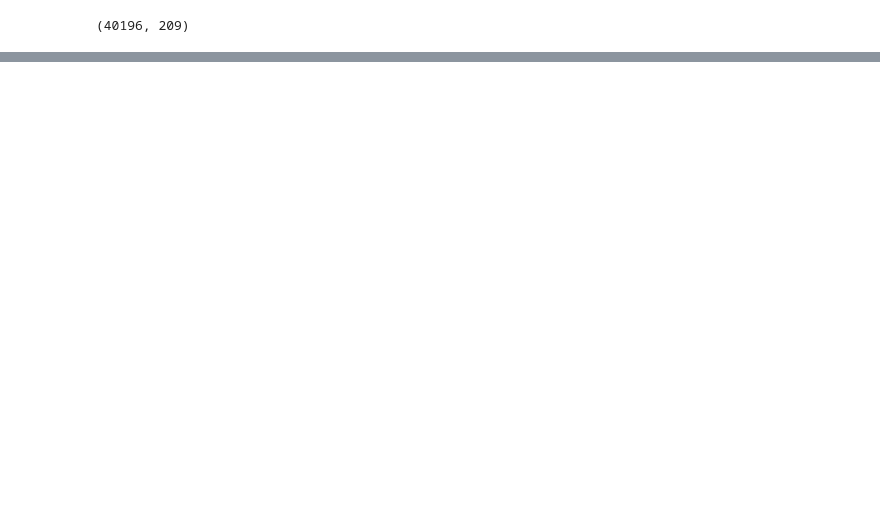
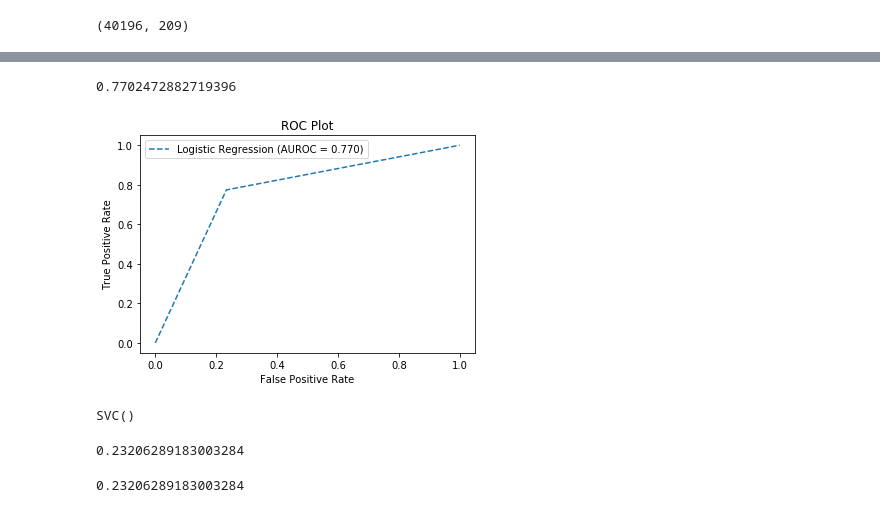
Before and after one commit to keswani-Rohitkumar/Customer_Transaction_Prediction, a Jupyter notebook: Customer_Transaction_Prediction-Copy1.ipynb, the cells around one changed output, grey strips where cells are left out. Drawn from its saved outputs; the diff is of its cells as text; code cells hidden in the pictures; blank space fills up the shorter version.

```diff
--- a/Customer_Transaction_Prediction-Copy1.ipynb
+++ b/Customer_Transaction_Prediction-Copy1.ipynb
@@ -373,0 +459,4 @@ X_res.shape
+# %%
+logistic_clf = LogisticRegression().fit(x_undertrain,y_undertrain)
+# %%
+preds = logistic_clf.predict(x_underval)
@@ -373,0 +482,17 @@ X_res.shape
+# %%
+lr_auc = roc_auc_score(y_underval,preds)
+# %%
+lr_auc
+# %% [output]
+0.7702472882719396
+# %%
+lr_fpr, lr_tpr, _ = roc_curve(y_underval,preds)
+# %%
+plt.plot(lr_fpr, lr_tpr, linestyle='--', label = 'Logistic Regression (AUROC = %0.3f)' %lr_auc)
+plt.title('ROC Plot')
+plt.xlabel('False Positive Rate')
+plt.ylabel('True Positive Rate')
+plt.legend()
+plt.show()
+# %% [output]
+[figure, added]
@@ -373,0 +503,4 @@ X_res.shape
+# %%
+clf.fit(x_undertrain,y_undertrain)
+# %% [output]
+SVC()
@@ -373,0 +509,8 @@ X_res.shape
+# %%
+metrics.mean_absolute_error(y_underval, preds)
+# %% [output]
+0.23206289183003284
+# %%
+metrics.mean_squared_error(y_underval, preds)
+# %% [output]
+0.23206289183003284
```
Also changed, not shown: parts of 64 cells of this notebook.
